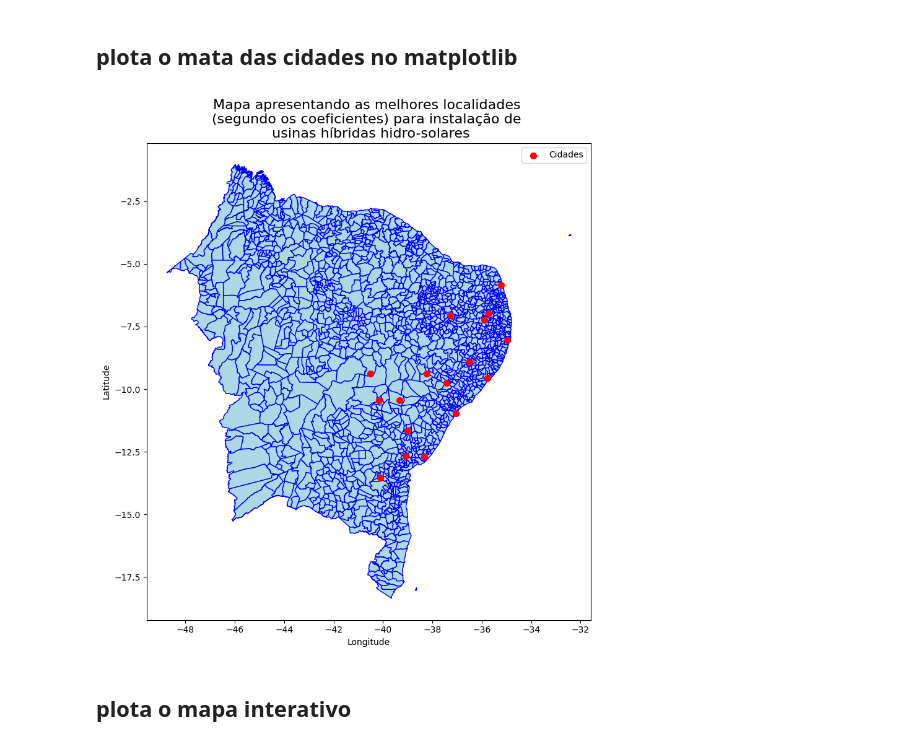
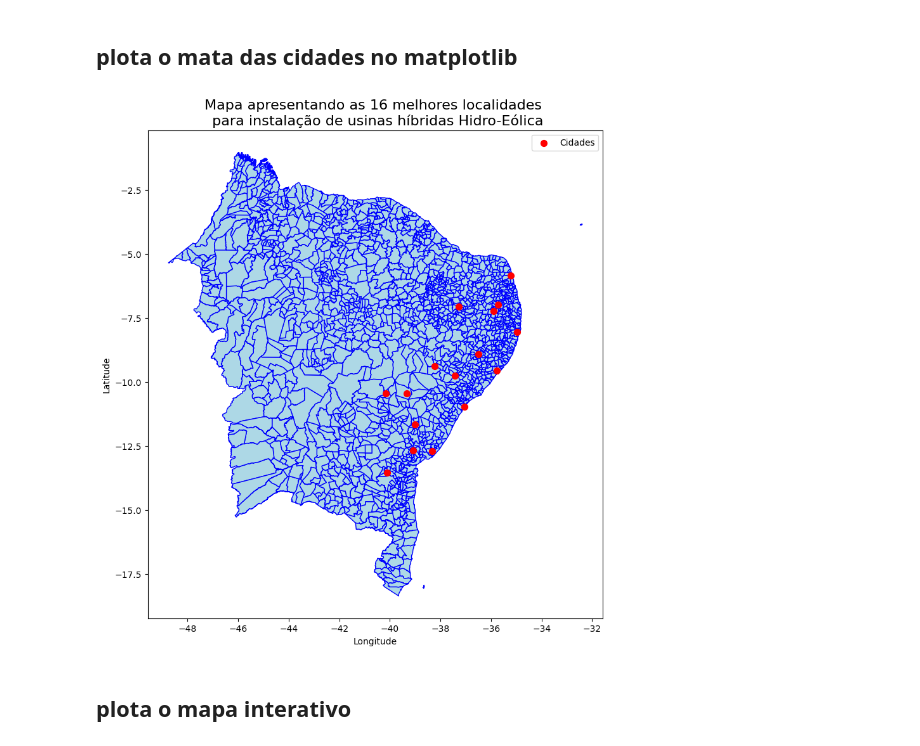
Before and after one commit to maryofcarmo/TCC, a Jupyter notebook: 4°_MELHORES_REGIOES.ipynb, the cells around one changed output. Saved outputs shown, nothing was run; the diff lists cells and outputs as text; code cells hidden in the pictures.

```diff
--- a/4°_MELHORES_REGIOES.ipynb
+++ b/4°_MELHORES_REGIOES.ipynb
@@ -194,7 +194,7 @@ for coluna in colunas_hidro_eolica:
 # Remover duplicatas baseando-se na coluna 'Estacao'
 estacoes_selecionadas_he = estacoes_selecionadas_he.drop_duplicates(subset='nome do arquivo').reset_index(drop=True)
 
-cidades2 = ['BOM JESUS DA LAPA', 'CAROLINA', 'BARRA DO CORDA', 'BACABAL', 'SAO LUIS', 'TERESINA', 'FLORIANO', 'CRATEUS', 'FORTALEZA', 'BARBALHA']
+cidades2 = ['PETROLINA','BOM JESUS DA LAPA', 'CAROLINA', 'BARRA DO CORDA', 'BACABAL', 'SAO LUIS', 'TERESINA', 'FLORIANO', 'CRATEUS', 'FORTALEZA', 'BARBALHA']
 
 # Filtrar as linhas em que "Nome" não está na lista
 estacoes_selecionadas_he = estacoes_selecionadas_he[~estacoes_selecionadas_he['Nome'].isin(cidades2)].reset_index(drop=True)
@@ -229,35 +228,35 @@ import pandas as pd
 from shapely.geometry import Point
 
 # Carregar o arquivo GeoJSON
 localidade_geojson = "/content/drive/MyDrive/TCC/DADOS/GeoJson/regioes_combinadas.geojson"
 localidade = gpd.read_file(localidade_geojson)
 
 # Converter as colunas de latitude e longitude em geometrias (pontos)
 geometry = [Point(xy) for xy in zip(estacoes_selecionadas_he['Longitude'], estacoes_selecionadas_he['Latitude'])]
 gdf_estacoes = gpd.GeoDataFrame(estacoes_selecionadas_he, geometry=geometry)
 
 # Configurar o sistema de coordenadas geográficas (crs)
 gdf_estacoes.set_crs(epsg=4326, inplace=True)  # WGS84
 
 # Plotar o mapa
 fig, ax = plt.subplots(figsize=(10, 10))
 
 # Plotar o GeoJSON (base do mapa)
 localidade.plot(ax=ax, color='lightblue', edgecolor='blue')
 
 # Plotar os pontos das estações meteorológicas
 gdf_estacoes.plot(ax=ax, color='red', markersize=50, label='Cidades')
 
 # Adicionar título e legenda
-plt.title('Mapa apresentando as melhores localidades \n(segundo os coeficientes) para instalação de \n usinas híbridas hidro-solares', fontsize=16)
+plt.title('Mapa apresentando as 16 melhores localidades \n para instalação de usinas híbridas Hidro-Eólica', fontsize=16)
 plt.legend()
 plt.xlabel('Longitude')
 plt.ylabel('Latitude')
 
 # Exibir o mapa
 plt.show()
 # %% [output]
-[figure, old version]
+[figure, new version]
 # %% [markdown]
 ## plota o mapa interativo
 # %%
```
Also changed, not shown: parts of 4 cells of this notebook.
